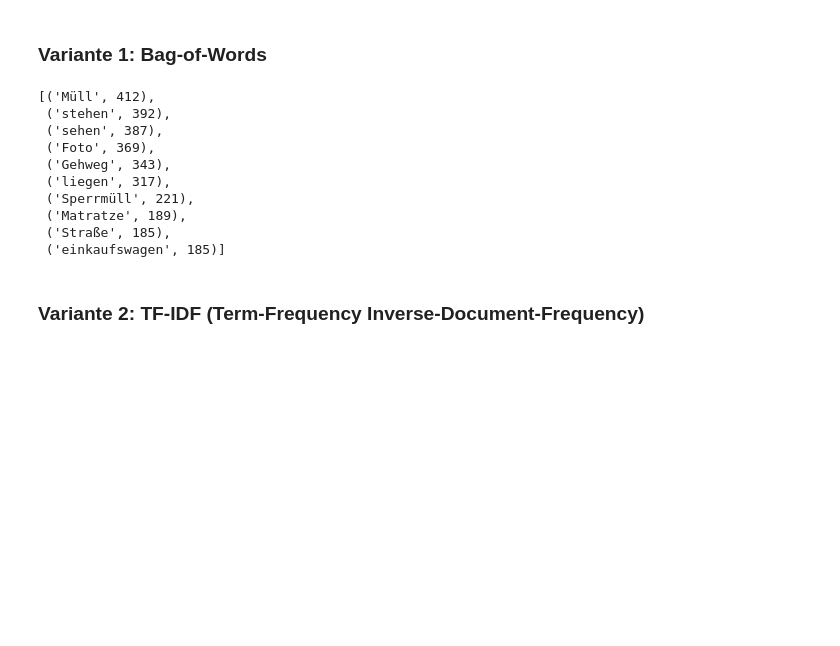
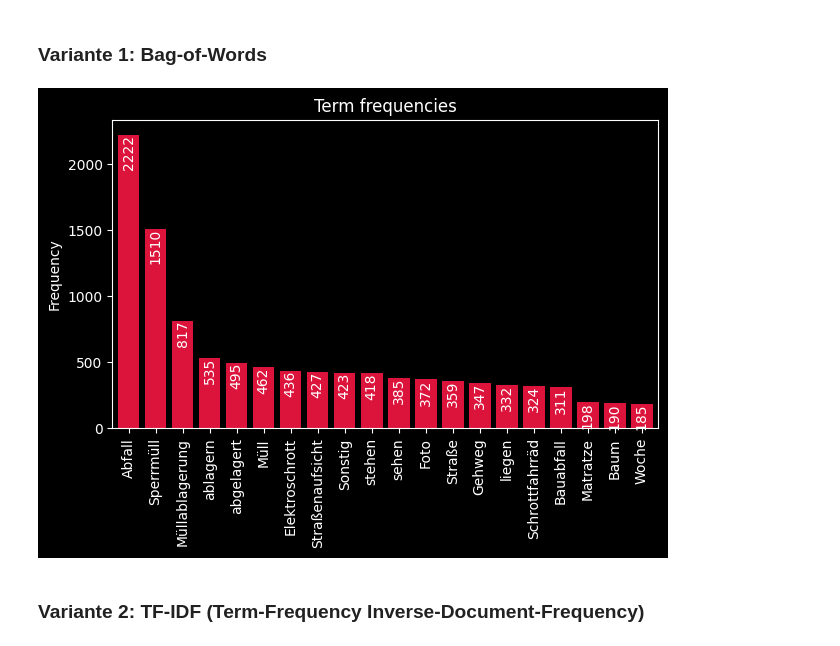
Before and after one commit to schaermu/DLBDSEDE02-Notebook, a Jupyter notebook: src/aufgabe1.ipynb, the cells around one changed output. Drawn from its saved outputs; the diff is of its cells as text; code cells hidden in the pictures; blank space fills up the shorter version.

```diff
--- a/src/aufgabe1.ipynb
+++ b/src/aufgabe1.ipynb
@@ -132,34 +153,18 @@ In diesem Abschnitt vergleiche ich die zwei Textvektorisierungs-Methoden Bag-of-
 # %% [markdown]
 ### Variante 1: Bag-of-Words
 # %%
+from helpers import get_word_freq, plot_word_freq
 from gensim import corpora
-from collections import Counter
+import matplotlib.pyplot as plt
 
 # create bag-of-words corpus
 bow_dict = corpora.Dictionary()
 bow_corpus = [bow_dict.doc2bow(doc, allow_update=True) for doc in training_set]
 
-# get simple word frequency across corpus
-def get_word_freq(corpus, dict):
-    word_freq = Counter()
-    for doc in corpus:
-        for word, score in doc:
-            word_freq[dict[word]] += score
-    return word_freq
-
-word_freq = get_word_freq(bow_corpus, bow_dict)
-word_freq.most_common(10)
+word_freq_bow = get_word_freq(bow_corpus, bow_dict)
+plot_word_freq(word_freq_bow, 20)
 # %% [output]
-[('Müll', 412),
- ('stehen', 392),
- ('sehen', 387),
- ('Foto', 369),
- ('Gehweg', 343),
- ('liegen', 317),
- ('Sperrmüll', 221),
- ('Matratze', 189),
- ('Straße', 185),
- ('einkaufswagen', 185)]
+[figure, added]
 # %% [markdown]
 ### Variante 2: TF-IDF (Term-Frequency Inverse-Document-Frequency)
 # %%
```
Also changed, not shown: parts of 13 cells of this notebook, 1 other file.
